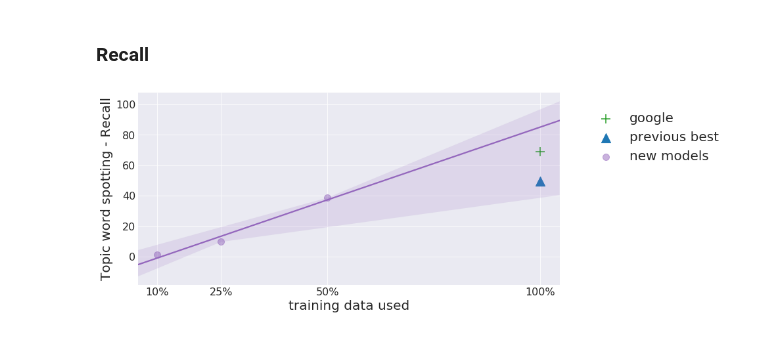
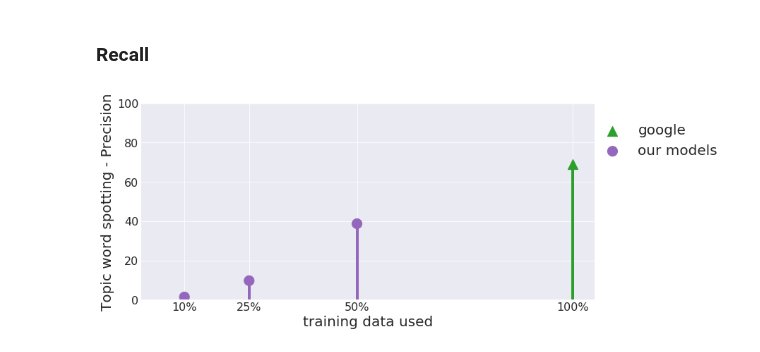
Before and after one commit to 0xSameer/speech2text, a Jupyter notebook: results.ipynb, the cells around one changed output. Cells and saved outputs as stored; diff of their text form; code cells hidden in the pictures.

```diff
--- a/results.ipynb
+++ b/results.ipynb
@@ -180,32 +170,39 @@ topics_google_rec_y = [69]
 # %%
 fig, ax = plt.subplots(figsize=(10,5),nrows=1, ncols=1, sharey=True)
 sns.set_style("darkgrid")
 
 x_scale = np.array([10, 25, 50, 100])
 x_labels = ["{0:d}%".format(i) for i in x_scale]
 
-bar_colors = [tableau20[0]]*6
+bar_colors = [tableau20[8]]*6
 
-ax.scatter(x=[100], y=topics_google_rec_y, s=200, marker='+' , label="google", c=tableau20[4])
-ax.scatter(x=[100], y=topics_old_rec_y, s=200, marker='^' , label="previous best", c=tableau20[0])
-ax = sns.regplot(x=topics_rec_x, y=topics_rec_y, ax=ax,
-                 scatter_kws={"alpha":.5, 's':100},
-                 color=tableau20[8], fit_reg=True,
-                label="new models")
+ax.scatter(x=[100], y=topics_google_rec_y, s=200, marker='^' , label="google", c=tableau20[4])
+# ax.scatter(x=[100], y=topics_old_prec_y, s=200, marker='^' , label="previous best", c=tableau20[0])
+
+ax.scatter(x=topics_rec_x, y=topics_rec_y, s=200, marker='o' , label="our models", c=bar_colors)
+
+markerline, stemlines, baseline = ax.stem(topics_rec_x, topics_rec_y, linefmt='-', markerfmt=' ', basefmt=' ')
+plt.setp(stemlines, 'color', tableau20[8], 'linewidth', 4)
+
+markerline, stemlines, baseline = ax.stem([100], topics_google_rec_y, linefmt='-', markerfmt=' ', basefmt=' ')
+plt.setp(stemlines, 'color', tableau20[4], 'linewidth', 4)
 
 plt.xticks(x_scale, x_labels, rotation=0)
 ax.set_xlabel('training data used', size=20)
-ax.set_ylabel('Topic word spotting - Recall', size=20)
+ax.set_ylabel('Topic word spotting - Precision', size=20)
 for i in ax.get_xticklabels()+ax.get_yticklabels():
     i.set_fontsize(16)
 
 plt.yticks(fontsize=16, rotation=0)
 
+plt.ylim(0,100)
+plt.xlim(0,105)
+
 sns.despine(left=True, bottom=True)
 
-plt.legend(bbox_to_anchor=(1.05, 0.96), framealpha=0, fontsize=20)
+plt.legend(bbox_to_anchor=(1.3, 0.96), framealpha=0, fontsize=20)
 
 fig.tight_layout()
 fig.savefig(filename="topics_recall.png", dpi=300)
 # %% [output]
-[figure, old version]
+[figure, new version]
```
Also changed, not shown: parts of 4 cells of this notebook, 3 other files.
